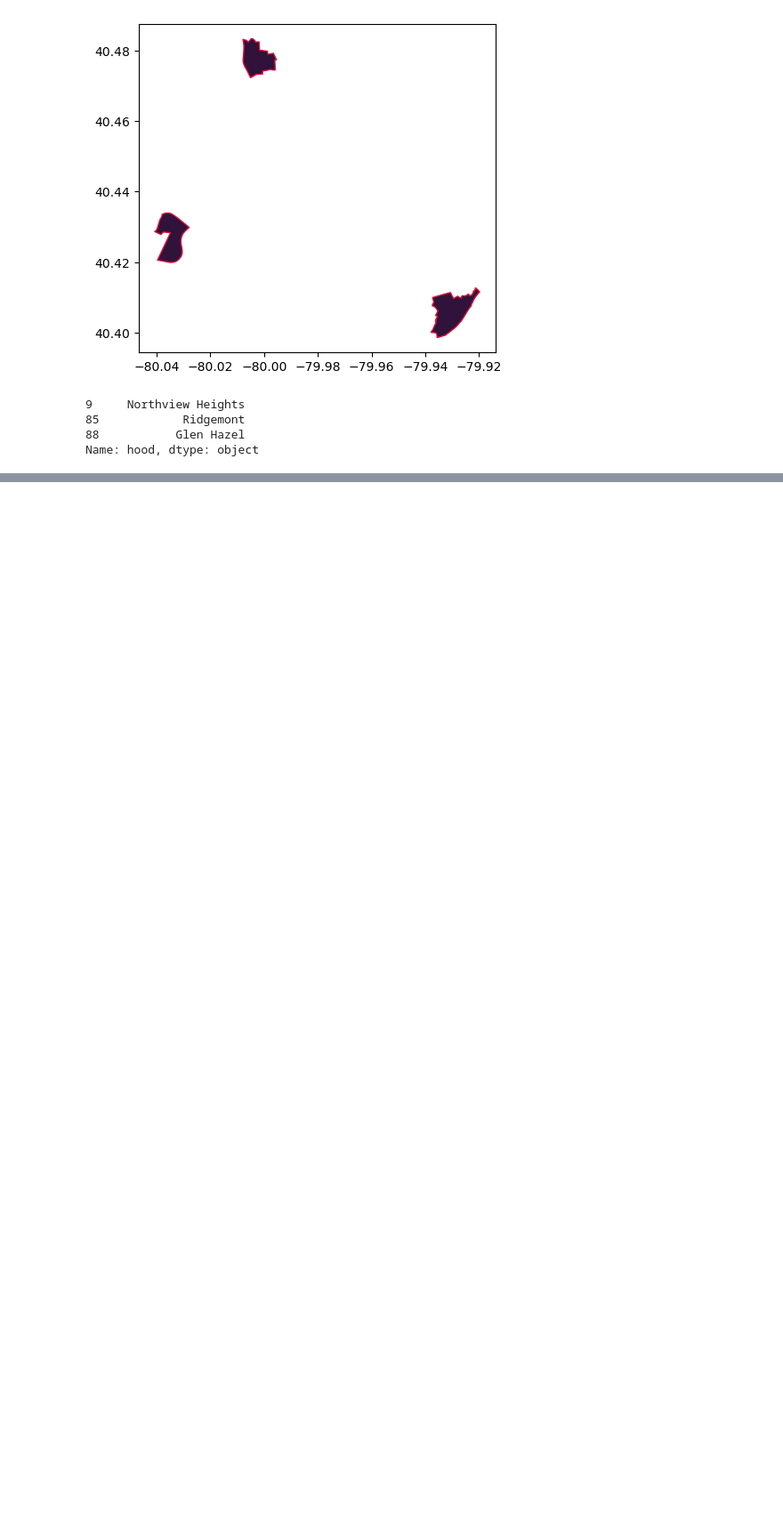
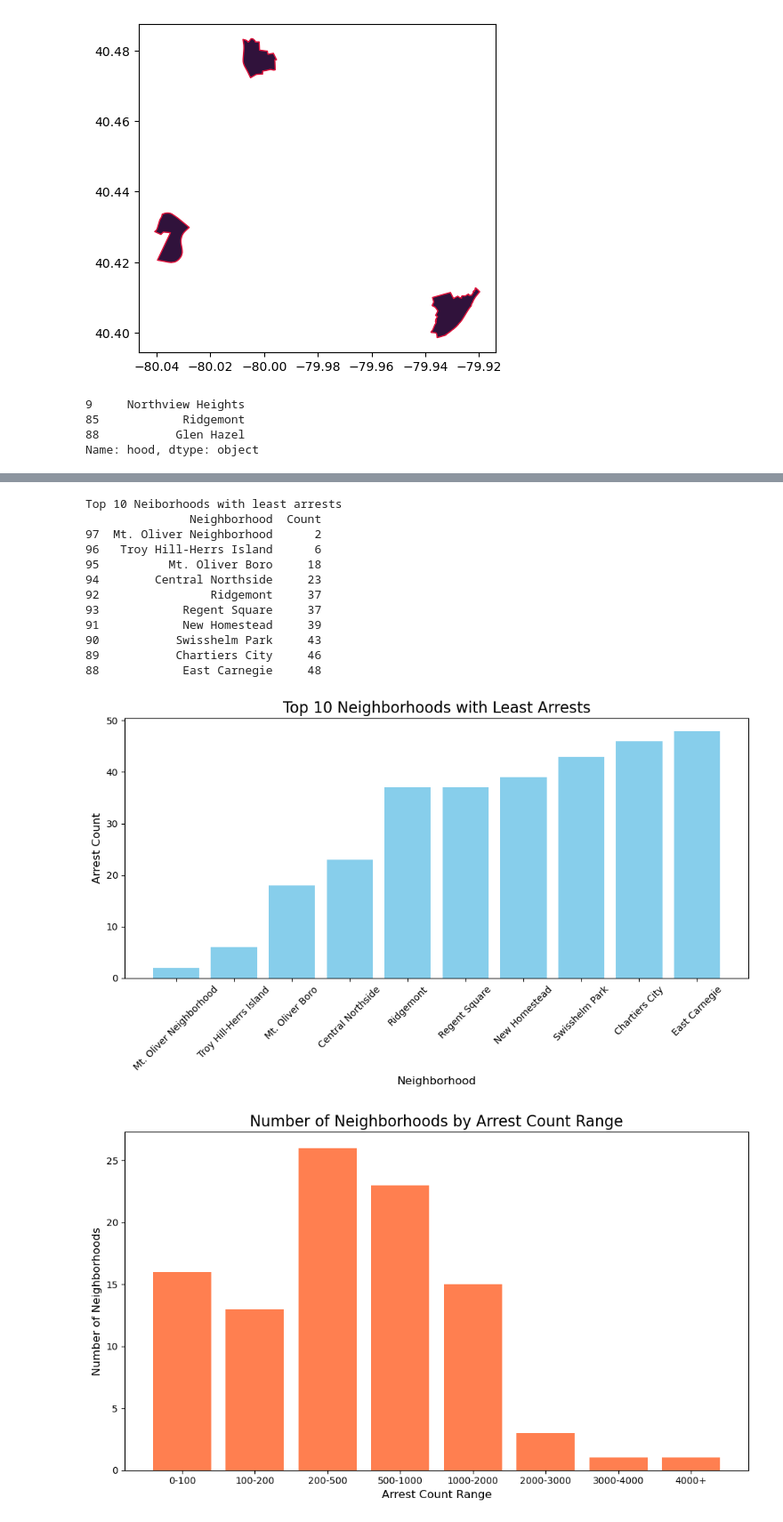
Before and after one commit to Curry-Thomas/Final-Project-the-31st, a Jupyter notebook: final project group 31.ipynb, the cells around one changed output, grey strips where cells are left out. Shown at 89% size. Cells and saved outputs as stored; diff of their text form; code cells hidden in the pictures; blank space fills up the shorter version.

Commit message:
added Arrest dataset, and intro

```diff
--- a/final project group 31.ipynb
+++ b/final project group 31.ipynb
@@ -207 +220,44 @@ plt.show()
+# %%
+least_arrests = neighborhood_df.sort_values(by='Count').head(10)
+print("Top 10 Neiborhoods with least arrests")
+print(least_arrests)
+
+plt.figure(figsize=(10, 6))
+plt.bar(least_arrests['Neighborhood'], least_arrests['Count'], color='skyblue')
+plt.xlabel('Neighborhood', fontsize=12)
+plt.ylabel('Arrest Count', fontsize=12)
+plt.title('Top 10 Neighborhoods with Least Arrests', fontsize=16)
+plt.xticks(rotation=45)
+plt.tight_layout()
+plt.show()
+
+bins = [0, 100, 200, 500, 1000, 2000, 3000, 4000, neighborhood_df['Count'].max()]
+labels = ['0-100', '100-200', '200-500', '500-1000', '1000-2000', '2000-3000', '3000-4000', '4000+']
+
+neighborhood_df['Range'] = pd.cut(neighborhood_df['Count'], bins=bins, labels=labels, include_lowest=True)
+
+range_counts = neighborhood_df['Range'].value_counts().sort_index()
+
+plt.figure(figsize=(10, 6))
+plt.bar(range_counts.index, range_counts.values, color='coral')
+plt.xlabel('Arrest Count Range', fontsize=12)
+plt.ylabel('Number of Neighborhoods', fontsize=12)
+plt.title('Number of Neighborhoods by Arrest Count Range', fontsize=16)
+plt.tight_layout()
+plt.show()
+# %% [output]
+Top 10 Neiborhoods with least arrests
+               Neighborhood  Count
+97  Mt. Oliver Neighborhood      2
+96   Troy Hill-Herrs Island      6
+95          Mt. Oliver Boro     18
+94        Central Northside     23
+92                Ridgemont     37
+93            Regent Square     37
+91            New Homestead     39
+90           Swisshelm Park     43
+89           Chartiers City     46
+88            East Carnegie     48
+[figure, added]
+[figure, added]
 # %% [markdown]
```
Also changed, not shown: parts of 11 cells of this notebook, 1 other file.
